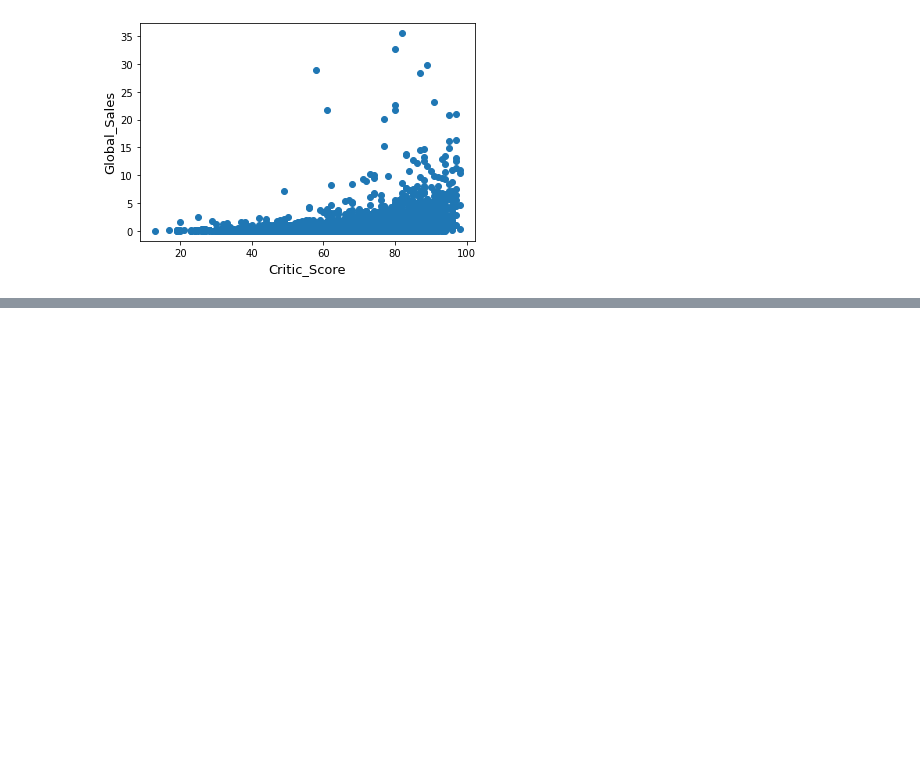
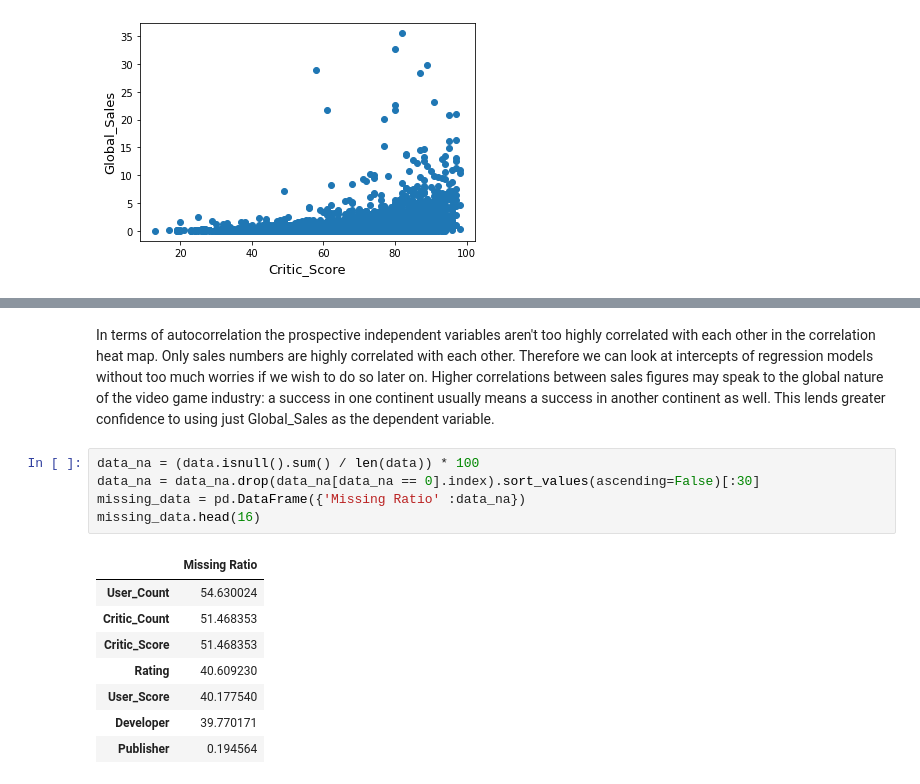
Before and after one commit to VisarutDear/Data-Analytics-Project, a Jupyter notebook: data analytics project/Predict-video-game-sales.ipynb, the cells around one changed output, grey strips where cells are left out. Saved outputs shown, nothing was run; the diff lists cells and outputs as text; blank space fills up the shorter version.

```diff
--- a/data analytics project/Predict-video-game-sales.ipynb
+++ b/data analytics project/Predict-video-game-sales.ipynb
@@ -73,0 +106,16 @@ plt.show()
+# %% [markdown]
+In terms of autocorrelation the prospective independent variables aren't too highly correlated with each other in the correlation heat map. Only sales numbers are highly correlated with each other. Therefore we can look at intercepts of regression models without too much worries if we wish to do so later on. Higher correlations between sales figures may speak to the global nature of the video game industry: a success in one continent usually means a success in another continent as well. This lends greater confidence to using just Global_Sales as the dependent variable.
+# %%
+data_na = (data.isnull().sum() / len(data)) * 100
+data_na = data_na.drop(data_na[data_na == 0].index).sort_values(ascending=False)[:30]
+missing_data = pd.DataFrame({'Missing Ratio' :data_na})
+missing_data.head(16)
+# %% [output]
+|  | Missing Ratio |
+| User_Count | 54.630024 |
+| Critic_Count | 51.468353 |
+| Critic_Score | 51.468353 |
+| Rating | 40.609230 |
+| User_Score | 40.177540 |
+| Developer | 39.770171 |
+| Publisher | 0.194564 |
```
Also changed, not shown: parts of 42 cells of this notebook, 4 other files.
